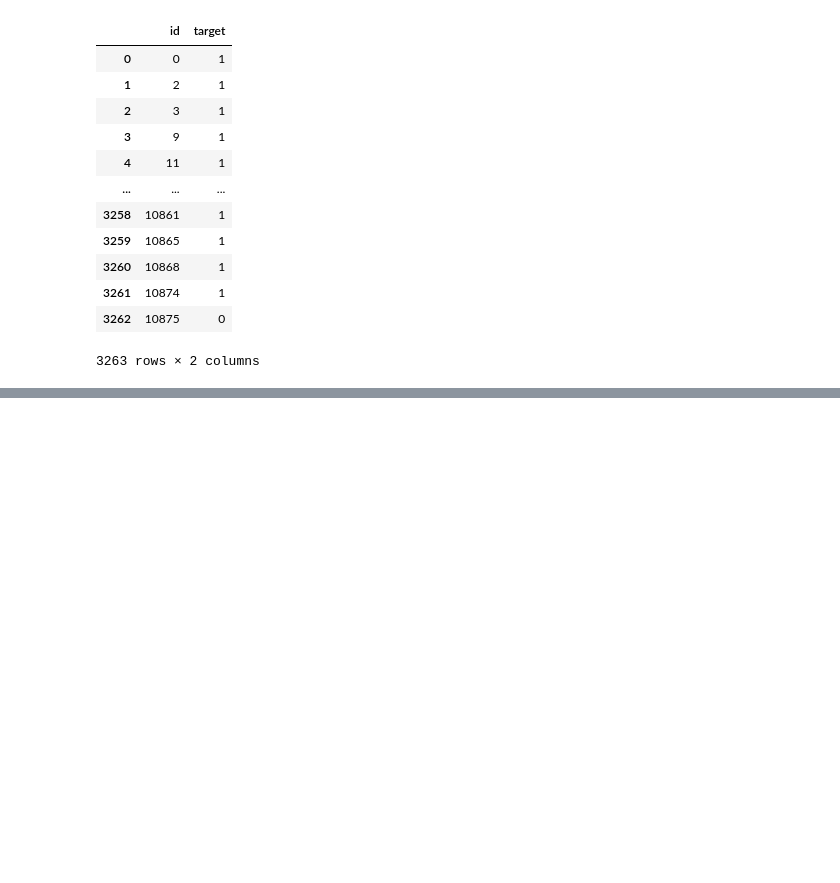
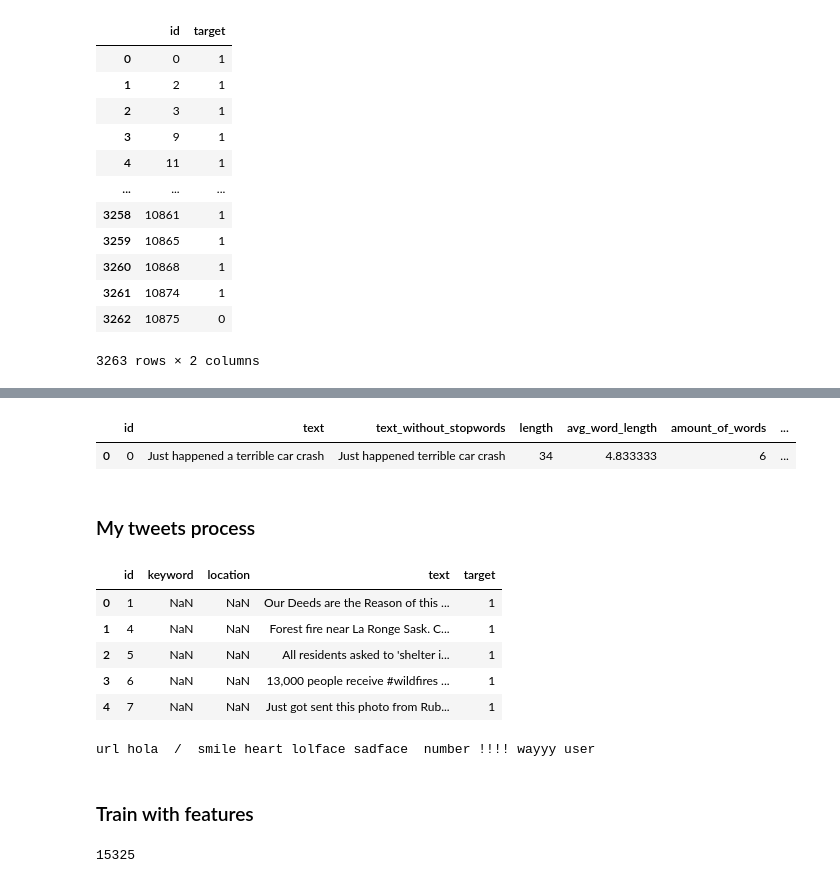
Before and after one commit to milemarchese/OrganizacionDeDatos, a Jupyter notebook: TP2/Pre-Trained GloVe + tf.ipynb, the cells around one changed output, grey strips where cells are left out. Saved outputs shown, nothing was run; the diff lists cells and outputs as text; code cells hidden in the pictures; blank space fills up the shorter version.

```diff
--- a/TP2/Pre-Trained GloVe + tf.ipynb
+++ b/TP2/Pre-Trained GloVe + tf.ipynb
@@ -1014,0 +1333,5 @@ submit_df.to_csv('submit_prueba_38.csv', index=False)
+# %%
+test_features.head(1)
+# %% [output]
+|  | id | text | text_without_stopwords | length | avg_word_length | amount_of_words | ... |
+| 0 | 0 | Just happened a terrible car crash | Just happened terrible car crash | 34 | 4.833333 | 6 | ... |
@@ -1014,0 +1347,11 @@ submit_df.to_csv('submit_prueba_38.csv', index=False)
+# %% [markdown]
+### My tweets process
+# %%
+tweets.head()
+# %% [output]
+|  | id | keyword | location | text | target |
+| 0 | 1 | NaN | NaN | Our Deeds are the Reason of this ... | 1 |
+| 1 | 4 | NaN | NaN | Forest fire near La Ronge Sask. C... | 1 |
+| 2 | 5 | NaN | NaN | All residents asked to 'shelter i... | 1 |
+| 3 | 6 | NaN | NaN | 13,000 people receive #wildfires ... | 1 |
+| 4 | 7 | NaN | NaN | Just got sent this photo from Rub... | 1 |
@@ -1014,0 +1379,5 @@ submit_df.to_csv('submit_prueba_38.csv', index=False)
+# %%
+# Check
+tokenize_input('https://regexr.com hola / :) <3 :p :(  8888 @justin')
+# %% [output]
+url hola  /  smile heart lolface sadface  number !!!! wayyy user
@@ -1014,0 +1387,9 @@ submit_df.to_csv('submit_prueba_38.csv', index=False)
+# %% [markdown]
+### Train with features
+# %%
+t = Tokenizer()
+t.fit_on_texts(tweets['text'])
+vocab_size = len(t.word_index) + 1
+print(vocab_size)
+# %% [output]
+15325
```
Also changed, not shown: parts of 86 cells of this notebook.
